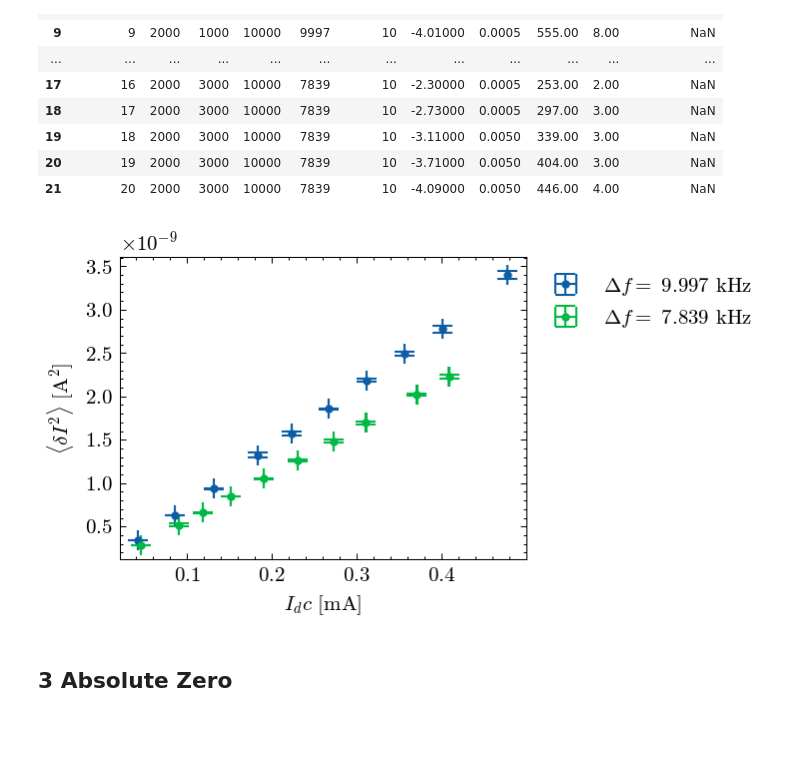
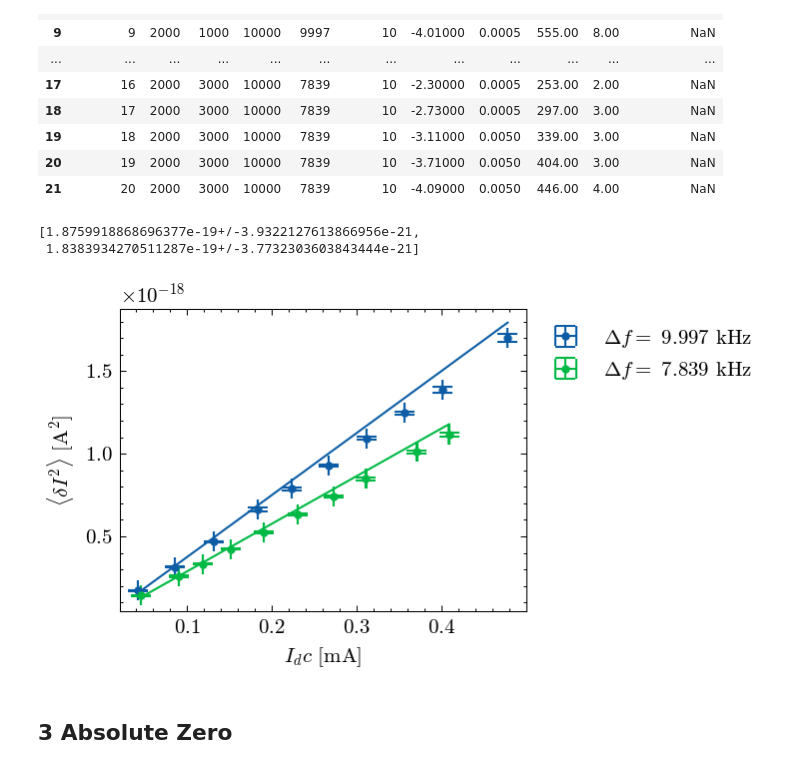
Before and after one commit to emhl/FP2, a Jupyter notebook: rauschen.ipynb, the cells around one changed output. Drawn from its saved outputs; the diff is of its cells as text; code cells hidden in the pictures; blank space fills up the shorter version.

```diff
--- a/rauschen.ipynb
+++ b/rauschen.ipynb
@@ -122,0 +132,25 @@ plt.savefig(outdir+'1-johnson_rauschen_df.pdf',bbox_inches='tight')
+# %%
+# over df
+plt.figure()
+dat = dat1[0:5]
+y0 =  dv2n(ua(dat['V mV'],dat[f'uV']), 600, dat['g2'])
+k_b = []
+for i in range(1,5):
+    dat = dat1[5*i:5*(i+1)]
+    v = ua(dat['V mV'],dat[f'uV'])
+    y = dv2n(v, 600, dat['g2'])
+    r = dat['R Ohm'].mean()*1e-3
+    plt.errorbar(dat['df kHz'],nv(y)-nv(y0),yerr=sd(y/1.5),fmt='.',label=f'$R=$ {round(r,1)} k$\Omega$',color=f'C{i}')
+    def nqfit(df, k):
+        return nyquist(r*1e3, 294.15, df, k)
+    popt, pcov  = curve_fit(nqfit, dat['df kHz'], nv(y)-nv(y0), sigma=sd(y))
+    k_b.append(uf(popt[0],np.sqrt(pcov[0,0])))
+
+    plt.plot(dat['df kHz'],nv(nqfit(dat['df kHz'], *popt)),color=f'C{i}')
+plt.legend(loc='upper left', bbox_to_anchor=(1, 1))
+plt.xscale('log')
+plt.yscale('log')
+plt.xlabel('$\delta f$ [Hz]')
+plt.ylabel(r'$\langle\delta V^2\rangle$ [V$^2$]')
+plt.savefig(outdir+'1-johnson_rauschen_df_fit.pdf',bbox_inches='tight')
+k_b
@@ -151,26 +201,34 @@ def e_0 (i_dc,df, di2):
 def i_dc(v_dc,rf):
     return -v_dc/rf
 def di2s(v, g1, g2, rf):
-    return v*1e-3 * 10 / (g1*g2*rf)
+    return v*1e-3 * 10 / (g1*g2*rf)**2
 # %%
 # over df Raumtemp raw
 plt.figure()
-
+e_0s= []
 for i in range(0,2):
     dat = dat2[11*i+1:11*(i+1)]
     v_dc = ua(dat['Vdc V'],dat[f'uVdc'])
     v_n = ua(dat['Vn mV'],dat[f'uVn'])
     r = dat['R kOhm'].mean()
     x = i_dc(v_dc, r*1e3)*1e3
     y = di2s(v_n, 100, dat['g2'], r*1e3)
     df = dat['df Hz'].mean()*1e-3
-    plt.errorbar(nv(x),nv(y),yerr=sd(y),xerr=sd(x),fmt='.',label=f'$\Delta f=$ {round(df,3)} kHz')
+    plt.errorbar(nv(x),nv(y),yerr=sd(y),xerr=sd(x),fmt='.',label=f'$\Delta f=$ {round(df,3)} kHz',color=f'C{i}')
+    def shotfit(i_dc, e):
+        return 2*e*i_dc*df
+    popt, pcov  = curve_fit(shotfit, nv(x), nv(y), sigma=sd(y))
+    plt.plot(nv(x),nv(shotfit(x, *popt)),color=f'C{i}')
+    e_0s.append(uf(popt[0],np.sqrt(pcov[0,0])))
 plt.legend(loc='upper left', bbox_to_anchor=(1, 1))
 plt.xlabel('$I_dc$ [mA]')
 plt.ylabel(r'$\langle\delta I^2\rangle$ [A$^2$]')
 plt.savefig(outdir+'2-schrot_rauschen_raw.pdf',bbox_inches='tight')
+e_0s
 # %% [output]
+[1.8759918868696377e-19+/-3.9322127613866956e-21,
+ 1.8383934270511287e-19+/-3.7732303603843444e-21]
-[figure, old version]
+[figure, new version]
 # %% [markdown]
 ## 3 Absolute Zero
 # %%
```
Also changed, not shown: parts of 15 cells of this notebook.
